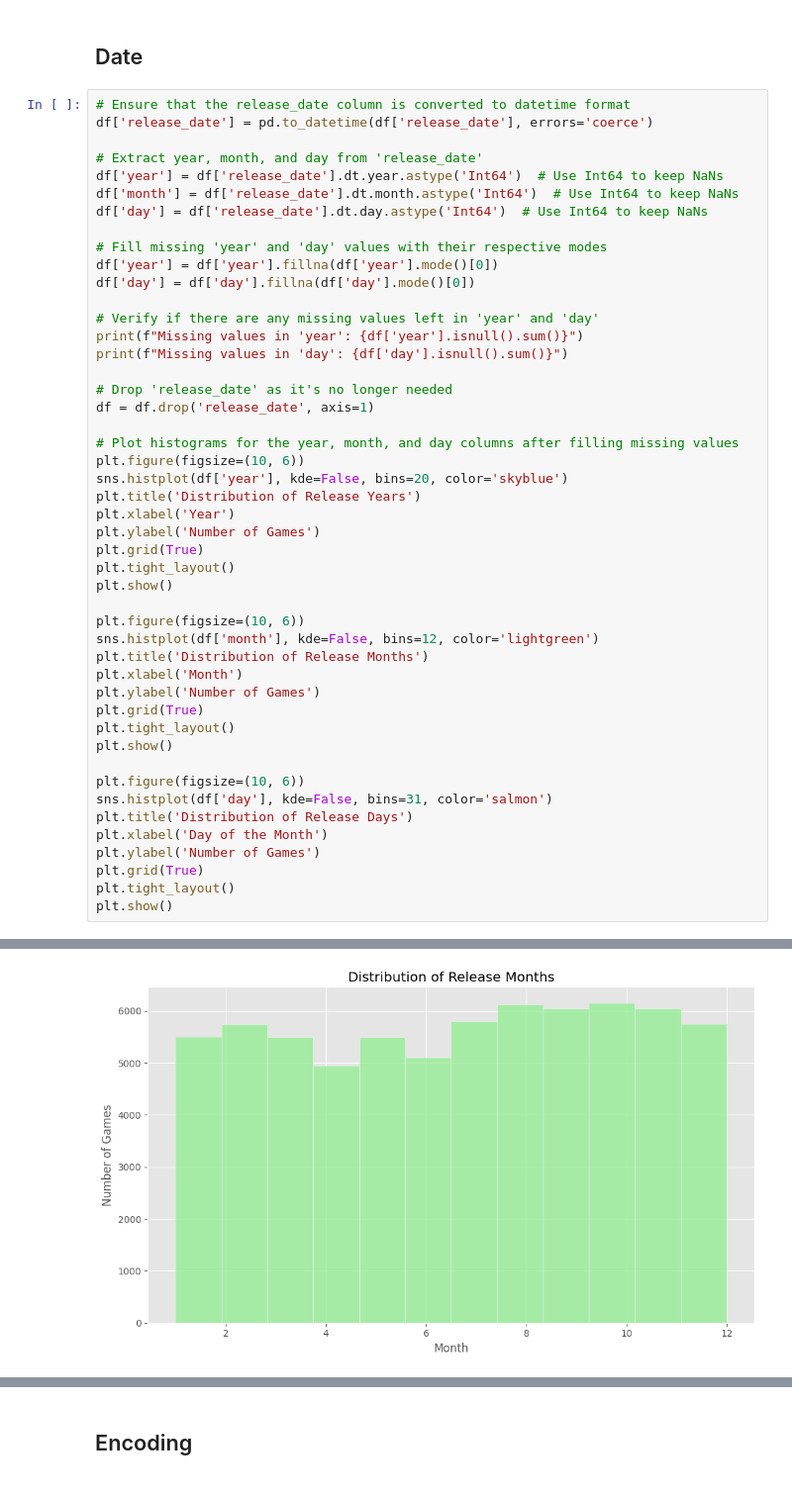
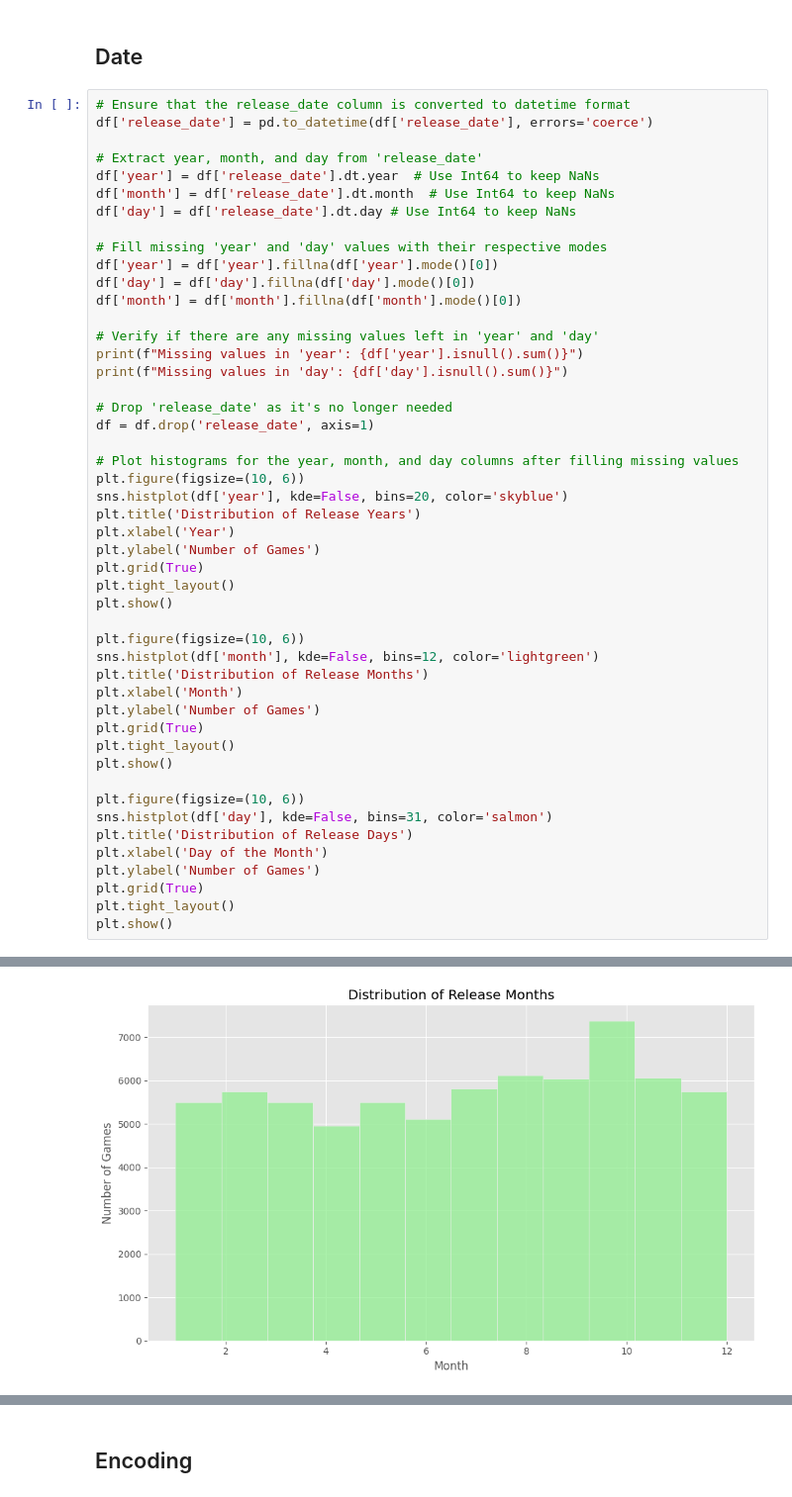
Before and after one commit to ahany42/SteamGamesPredictions, a Jupyter notebook: notebook.ipynb, the cells around one changed output, grey strips where cells are left out. Shown at 99% size. Saved outputs shown, nothing was run; the diff lists cells and outputs as text.

```diff
--- a/notebook.ipynb
+++ b/notebook.ipynb
@@ -661,13 +662,14 @@ df[['name', 'name_tokens', 'name_length']].head()
 df['release_date'] = pd.to_datetime(df['release_date'], errors='coerce')
 
 # Extract year, month, and day from 'release_date'
-df['year'] = df['release_date'].dt.year.astype('Int64')  # Use Int64 to keep NaNs
-df['month'] = df['release_date'].dt.month.astype('Int64')  # Use Int64 to keep NaNs
-df['day'] = df['release_date'].dt.day.astype('Int64')  # Use Int64 to keep NaNs
+df['year'] = df['release_date'].dt.year  # Use Int64 to keep NaNs
+df['month'] = df['release_date'].dt.month  # Use Int64 to keep NaNs
+df['day'] = df['release_date'].dt.day # Use Int64 to keep NaNs
 
 # Fill missing 'year' and 'day' values with their respective modes
 df['year'] = df['year'].fillna(df['year'].mode()[0])
 df['day'] = df['day'].fillna(df['day'].mode()[0])
+df['month'] = df['month'].fillna(df['month'].mode()[0])
 
 # Verify if there are any missing values left in 'year' and 'day'
 print(f"Missing values in 'year': {df['year'].isnull().sum()}")
@@ -680,34 +682,34 @@ df = df.drop('release_date', axis=1)
 plt.figure(figsize=(10, 6))
 sns.histplot(df['year'], kde=False, bins=20, color='skyblue')
 plt.title('Distribution of Release Years')
 plt.xlabel('Year')
 plt.ylabel('Number of Games')
 plt.grid(True)
 plt.tight_layout()
 plt.show()
 
 plt.figure(figsize=(10, 6))
 sns.histplot(df['month'], kde=False, bins=12, color='lightgreen')
 plt.title('Distribution of Release Months')
 plt.xlabel('Month')
 plt.ylabel('Number of Games')
 plt.grid(True)
 plt.tight_layout()
 plt.show()
 
 plt.figure(figsize=(10, 6))
 sns.histplot(df['day'], kde=False, bins=31, color='salmon')
 plt.title('Distribution of Release Days')
 plt.xlabel('Day of the Month')
 plt.ylabel('Number of Games')
 plt.grid(True)
 plt.tight_layout()
 plt.show()
 # %% [output]
 Missing values in 'year': 0
 Missing values in 'day': 0
 [figure]
-[figure, old version]
+[figure, new version]
 [figure]
 # %% [markdown]
 ## Encoding
```
Also changed, not shown: parts of 44 cells of this notebook.
